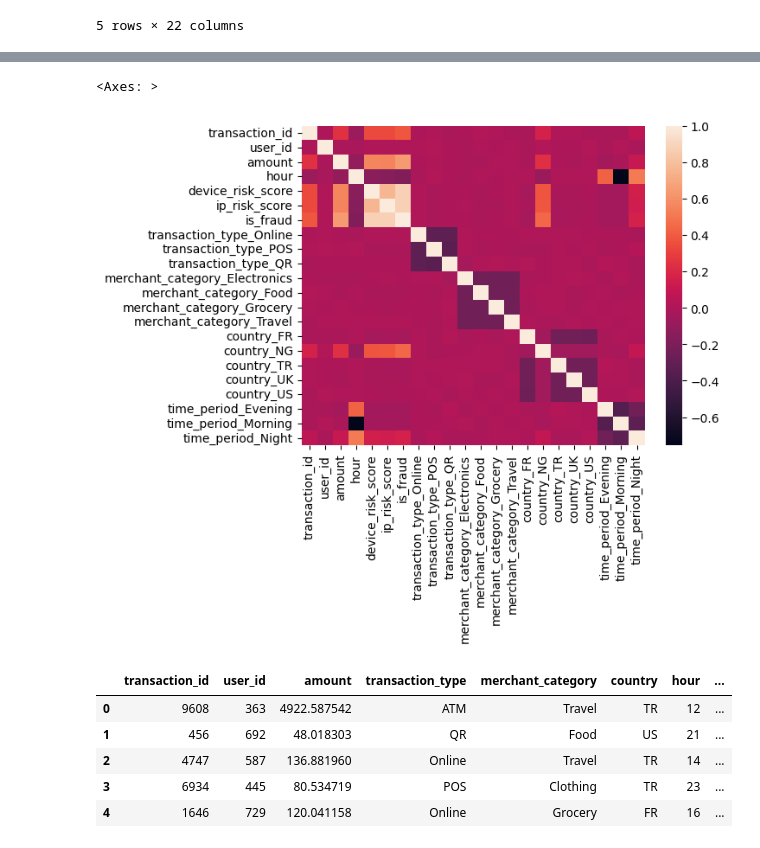
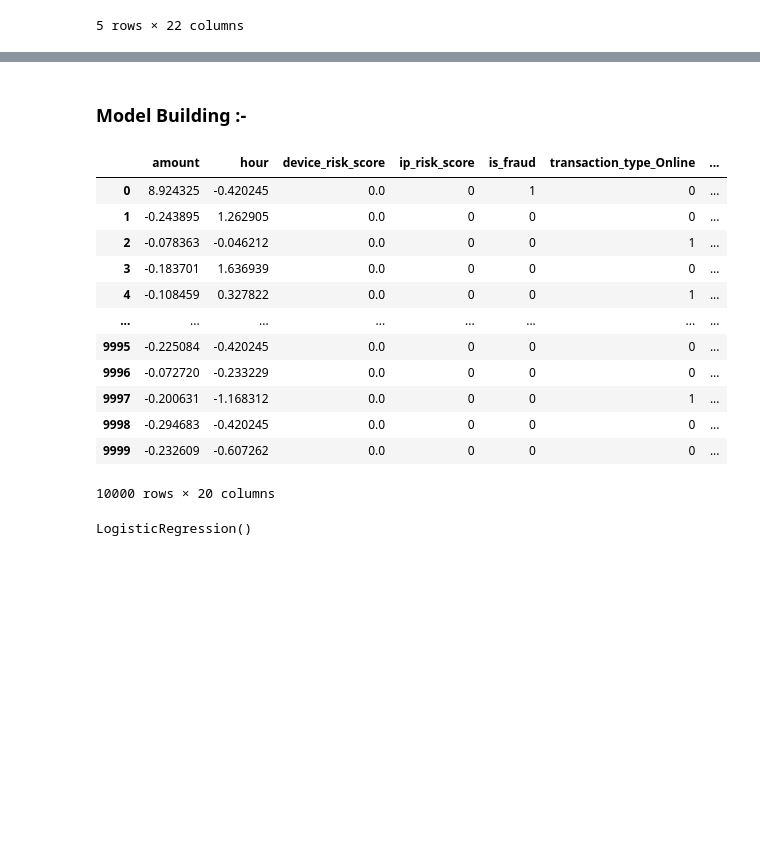
Before and after one commit to GauravSharma09/DreamTeam-Internship-Assignments, a Jupyter notebook: fraud_detection.ipynb, the cells around one changed output, grey strips where cells are left out. Saved outputs shown, nothing was run; the diff lists cells and outputs as text; code cells hidden in the pictures; blank space fills up the shorter version.

Commit message:
Applied Logistic Regression Model

```diff
--- a/fraud_detection.ipynb
+++ b/fraud_detection.ipynb
@@ -240,14 +214,26 @@ df_dup.corr(numeric_only=True)
-# %%
-sns.heatmap(df_dup.corr(numeric_only=True))
-# %% [output]
-<Axes: >
-[figure, removed]
-# %%
-df_dup.head()
-# %% [output]
-|  | transaction_id | user_id | amount | transaction_type | merchant_category | country | hour | ... |
-| 0 | 9608 | 363 | 4922.587542 | ATM | Travel | TR | 12 | ... |
-| 1 | 456 | 692 | 48.018303 | QR | Food | US | 21 | ... |
-| 2 | 4747 | 587 | 136.881960 | Online | Travel | TR | 14 | ... |
-| 3 | 6934 | 445 | 80.534719 | POS | Clothing | TR | 23 | ... |
-| 4 | 1646 | 729 | 120.041158 | Online | Grocery | FR | 16 | ... |
+# %% [markdown]
+### Model Building :-
+# %%
+#standard scaling
+from sklearn.preprocessing import StandardScaler
+scaler = StandardScaler()
+# %%
+df1.drop(columns=['transaction_id', 'user_id'], inplace=True)
+# %%
+df1[["amount", "device_risk_score", "hour"]] = scaler.fit_transform(df1[["amount", "device_risk_score", "hour"]])
+# %%
+df1
+# %% [output]
+|  | amount | hour | device_risk_score | ip_risk_score | is_fraud | transaction_type_Online | ... |
+| 0 | 8.924325 | -0.420245 | 0.0 | 0 | 1 | 0 | ... |
+| 1 | -0.243895 | 1.262905 | 0.0 | 0 | 0 | 0 | ... |
+| 2 | -0.078363 | -0.046212 | 0.0 | 0 | 0 | 1 | ... |
+| 3 | -0.183701 | 1.636939 | 0.0 | 0 | 0 | 0 | ... |
+| 4 | -0.108459 | 0.327822 | 0.0 | 0 | 0 | 1 | ... |
+| ... | ... | ... | ... | ... | ... | ... | ... |
+| 9995 | -0.225084 | -0.420245 | 0.0 | 0 | 0 | 0 | ... |
+| 9996 | -0.072720 | -0.233229 | 0.0 | 0 | 0 | 0 | ... |
+| 9997 | -0.200631 | -1.168312 | 0.0 | 0 | 0 | 1 | ... |
+| 9998 | -0.294683 | -0.420245 | 0.0 | 0 | 0 | 0 | ... |
+| 9999 | -0.232609 | -0.607262 | 0.0 | 0 | 0 | 0 | ... |
+10000 rows × 20 columns
@@ -253,0 +249,5 @@ df_dup.head()
+# %%
+modelLR = LogisticRegression()
+modelLR.fit(X_train, y_train)
+# %% [output]
+LogisticRegression()
```
Also changed, not shown: parts of 13 cells of this notebook.
